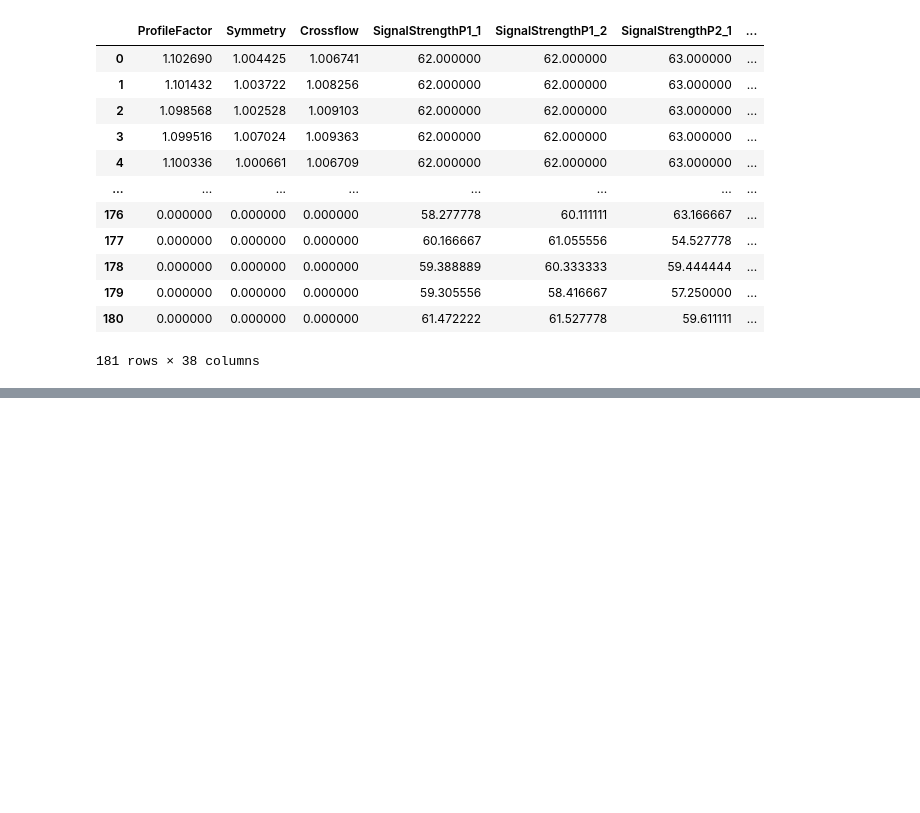
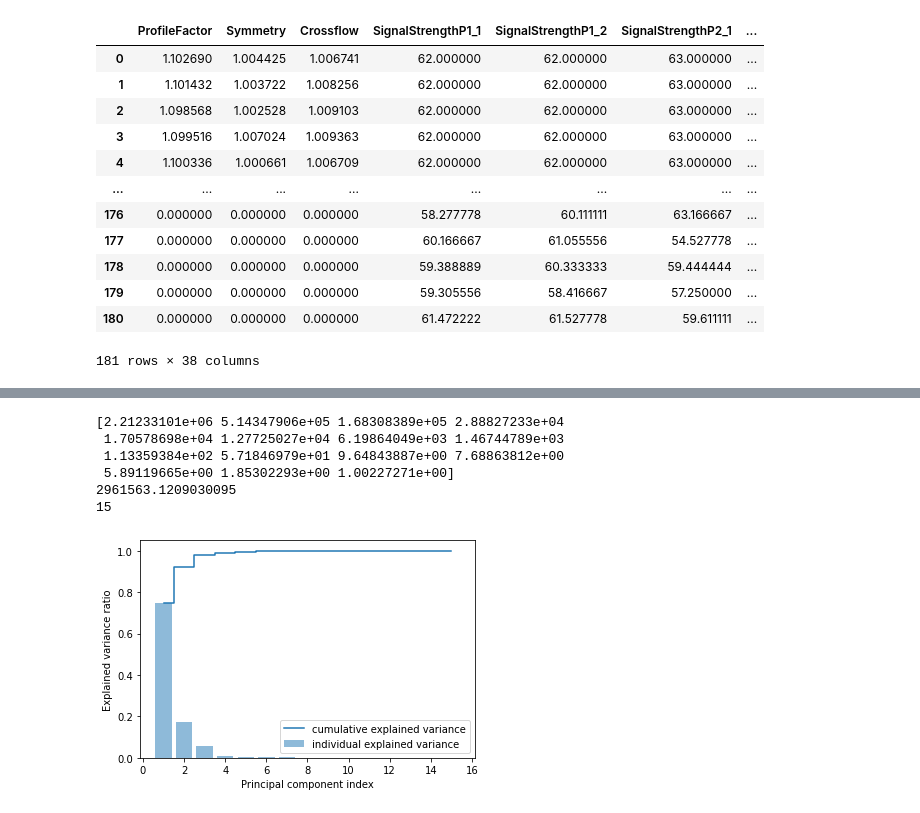
Before and after one commit to davidhgh/csc3005-AE, a Jupyter notebook: 3005_project.ipynb, the cells around one changed output, grey strips where cells are left out. Saved outputs shown, nothing was run; the diff lists cells and outputs as text; code cells hidden in the pictures; blank space fills up the shorter version.

```diff
--- a/3005_project.ipynb
+++ b/3005_project.ipynb
@@ -234,10 +227,3 @@ dataC
 | 179 | 0.000000 | 0.000000 | 0.000000 | 59.305556 | 58.416667 | 57.250000 | ... |
 | 180 | 0.000000 | 0.000000 | 0.000000 | 61.472222 | 61.527778 | 59.611111 | ... |
 181 rows × 38 columns
-# %%
-from sklearn.preprocessing import StandardScaler
-
-dataD = dataD.drop(['FlowVelocityP1', 'FlowVelocityP2','FlowVelocityP3','FlowVelocityP4', 'SoundSpeedP1', 'SoundSpeedP2','SoundSpeedP3','SoundSpeedP4'], axis=1)
-scaler = StandardScaler()
-scaled_dataD=dataD.copy()
-scaled_dataD=pd.DataFrame(scaler.fit_transform(scaled_dataD), columns=scaled_dataD.columns)
@@ -258,0 +306,13 @@ plt.show()
+# %%
+from sklearn.decomposition import PCA
+
+dataD_aggregated_no_class = dataD_aggregated.drop(["HealthState"], axis=1)
+
+numComponents_D = 15
+pca_d = PCA(n_components=numComponents_D)
+pca_d.fit(dataD_aggregated_no_class)
+projected_d = pca_d.transform(dataD_aggregated_no_class)
+dataD_aggregated_pca = pd.DataFrame(projected_d)
+dataD_aggregated_pca["HealthState"] = dataD_aggregated["HealthState"]
+
+dataD_aggregated_pca
@@ -258,0 +333,28 @@ plt.show()
+# %%
+import matplotlib.pyplot as plt
+import numpy as np
+
+# calculate cumulative sum of explained variances
+tot = sum(pca_d.explained_variance_)
+print(pca_d.explained_variance_)
+print(tot)
+var_exp = [(i / tot) for i in sorted(pca_d.explained_variance_, reverse=True)]
+cum_var_exp = np.cumsum(var_exp)
+print(len(var_exp))
+# plot explained variances
+plt.bar(range(1,numComponents_D + 1), var_exp, alpha=0.5,
+        align='center', label='individual explained variance')
+plt.step(range(1,numComponents_D + 1), cum_var_exp, where='mid',
+         label='cumulative explained variance')
+plt.ylabel('Explained variance ratio')
+plt.xlabel('Principal component index')
+plt.legend(loc='best')
+plt.show()
+# %% [output]
+[2.21233101e+06 5.14347906e+05 1.68308389e+05 2.88827233e+04
+ 1.70578698e+04 1.27725027e+04 6.19864049e+03 1.46744789e+03
+ 1.13359384e+02 5.71846979e+01 9.64843887e+00 7.68863812e+00
+ 5.89119665e+00 1.85302293e+00 1.00227271e+00]
+2961563.1209030095
+15
+[figure, added]
```
Also changed, not shown: parts of 9 cells of this notebook.
